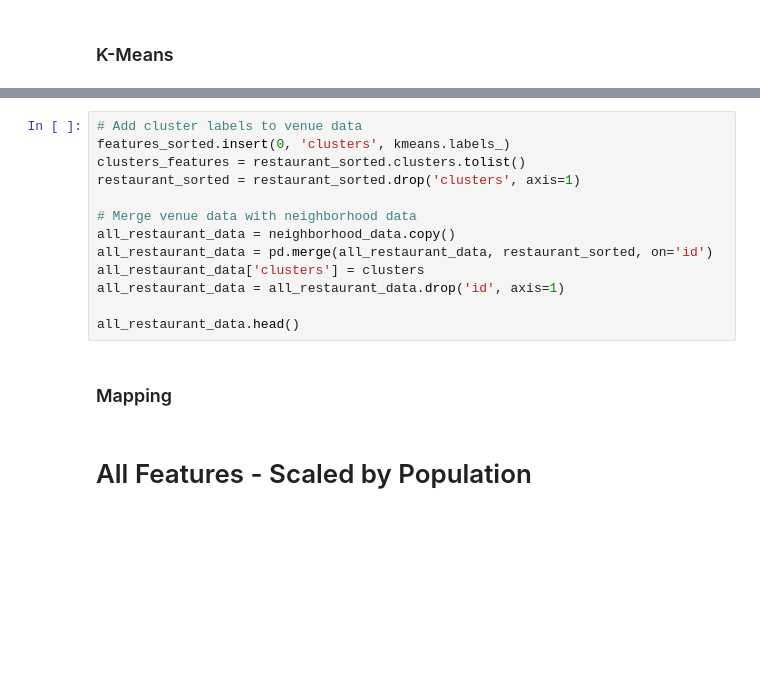
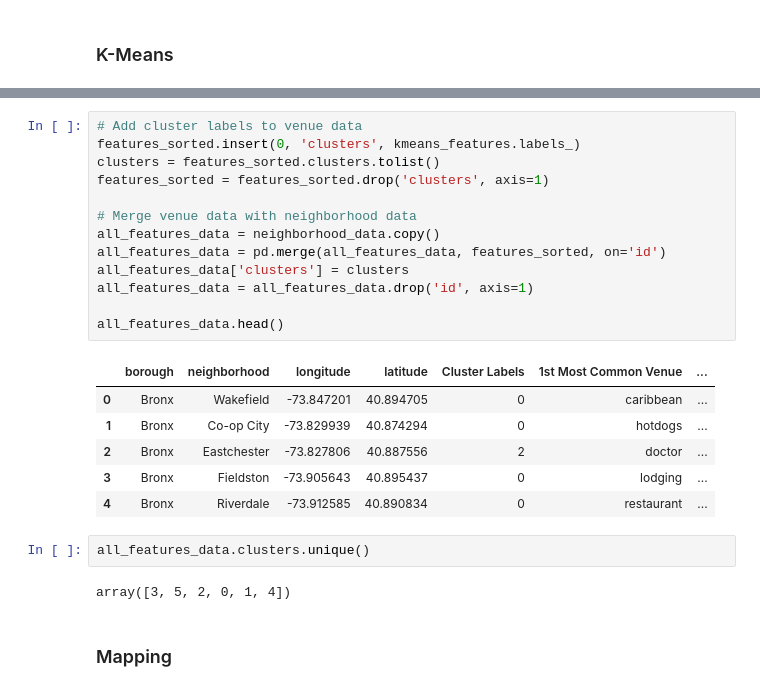
Before and after one commit to ktamkee/NYC_midterm_project, a Jupyter notebook: svc/K-Means2.ipynb, the cells around one changed output, grey strips where cells are left out. Drawn from its saved outputs; the diff is of its cells as text; blank space fills up the shorter version.

Commit message:
final kmeans

```diff
--- a/svc/K-Means2.ipynb
+++ b/svc/K-Means2.ipynb
@@ -565,17 +580,26 @@ plot_clusters(np.array(features_clustering), y_km_features, plt_cluster_centers=
 # %%
 # Add cluster labels to venue data
-features_sorted.insert(0, 'clusters', kmeans.labels_)
-clusters_features = restaurant_sorted.clusters.tolist()
-restaurant_sorted = restaurant_sorted.drop('clusters', axis=1)
+features_sorted.insert(0, 'clusters', kmeans_features.labels_)
+clusters = features_sorted.clusters.tolist()
+features_sorted = features_sorted.drop('clusters', axis=1)
 
 # Merge venue data with neighborhood data
-all_restaurant_data = neighborhood_data.copy()
-all_restaurant_data = pd.merge(all_restaurant_data, restaurant_sorted, on='id')
-all_restaurant_data['clusters'] = clusters
-all_restaurant_data = all_restaurant_data.drop('id', axis=1)
+all_features_data = neighborhood_data.copy()
+all_features_data = pd.merge(all_features_data, features_sorted, on='id')
+all_features_data['clusters'] = clusters
+all_features_data = all_features_data.drop('id', axis=1)
 
-all_restaurant_data.head()
+all_features_data.head()
+# %% [output]
+|  | borough | neighborhood | longitude | latitude | Cluster Labels | 1st Most Common Venue | ... |
+| 0 | Bronx | Wakefield | -73.847201 | 40.894705 | 0 | caribbean | ... |
+| 1 | Bronx | Co-op City | -73.829939 | 40.874294 | 0 | hotdogs | ... |
+| 2 | Bronx | Eastchester | -73.827806 | 40.887556 | 2 | doctor | ... |
+| 3 | Bronx | Fieldston | -73.905643 | 40.895437 | 0 | lodging | ... |
+| 4 | Bronx | Riverdale | -73.912585 | 40.890834 | 0 | restaurant | ... |
+# %%
+all_features_data.clusters.unique()
+# %% [output]
+array([3, 5, 2, 0, 1, 4])
 # %% [markdown]
 ### Mapping
-# %% [markdown]
-# All Features - Scaled by Population
```
Also changed, not shown: parts of 16 cells of this notebook, 2 other files.
